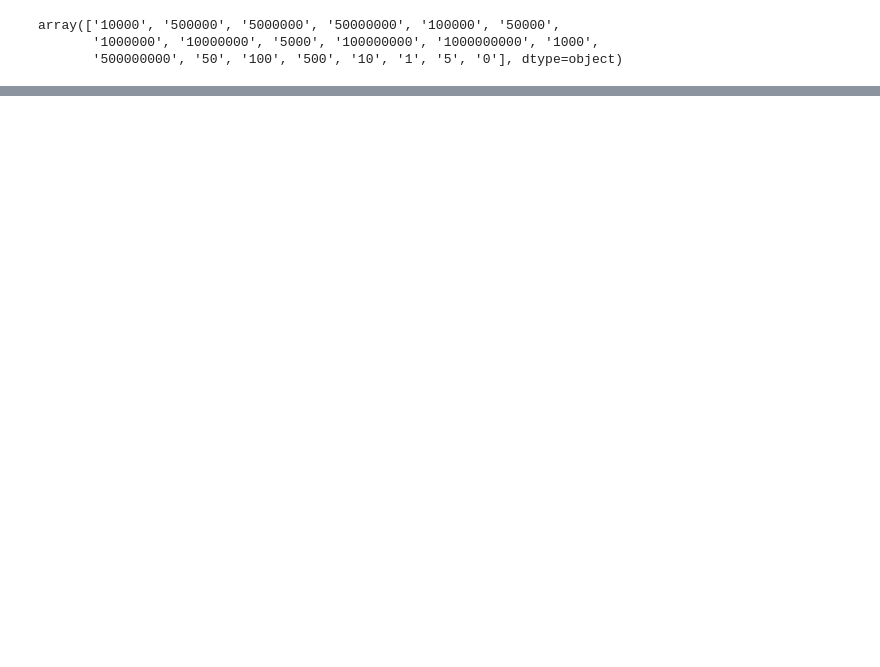
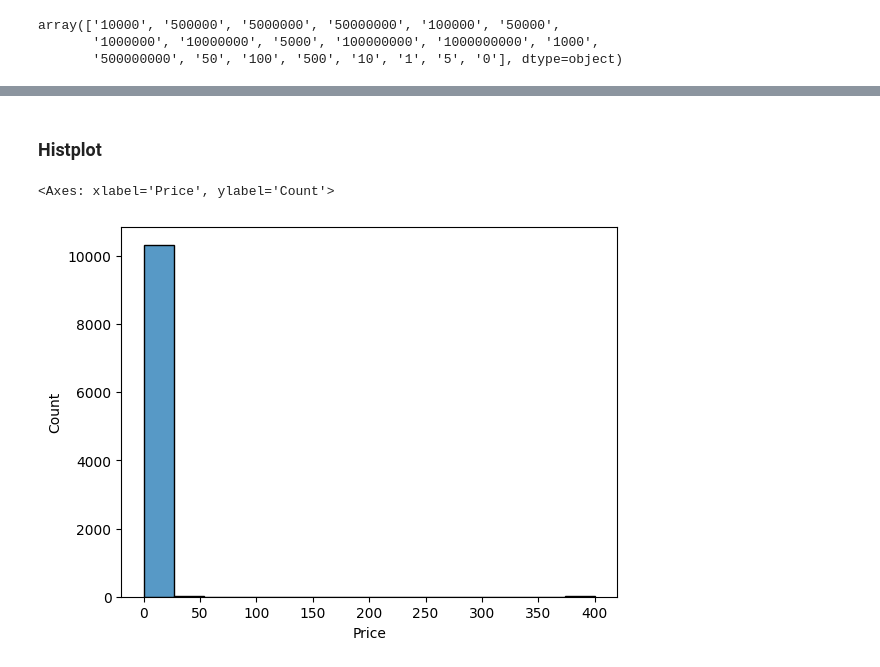
Before and after one commit to RedGhost123/Complete-Data_Science, a Jupyter notebook: Complete-Data_Science/jupyter/EDA/GooglePlaystore.ipynb, the cells around one changed output, grey strips where cells are left out. Saved outputs shown, nothing was run; the diff lists cells and outputs as text; code cells hidden in the pictures; blank space fills up the shorter version.

```diff
--- a/Complete-Data_Science/jupyter/EDA/GooglePlaystore.ipynb
+++ b/Complete-Data_Science/jupyter/EDA/GooglePlaystore.ipynb
@@ -404,0 +502,7 @@ df_copy['Installs']  = df_copy['Installs'].astype(int)
+# %% [markdown]
+### Histplot
+# %%
+sns.histplot(df_copy['Price'])
+# %% [output]
+<Axes: xlabel='Price', ylabel='Count'>
+[figure, added]
```
Also changed, not shown: parts of 52 cells of this notebook.
